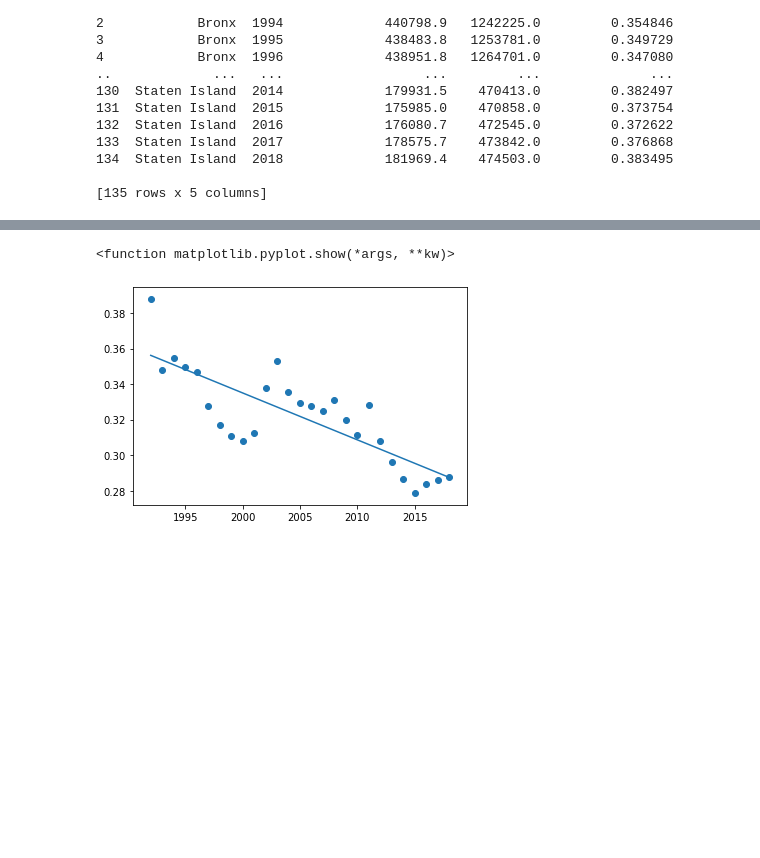
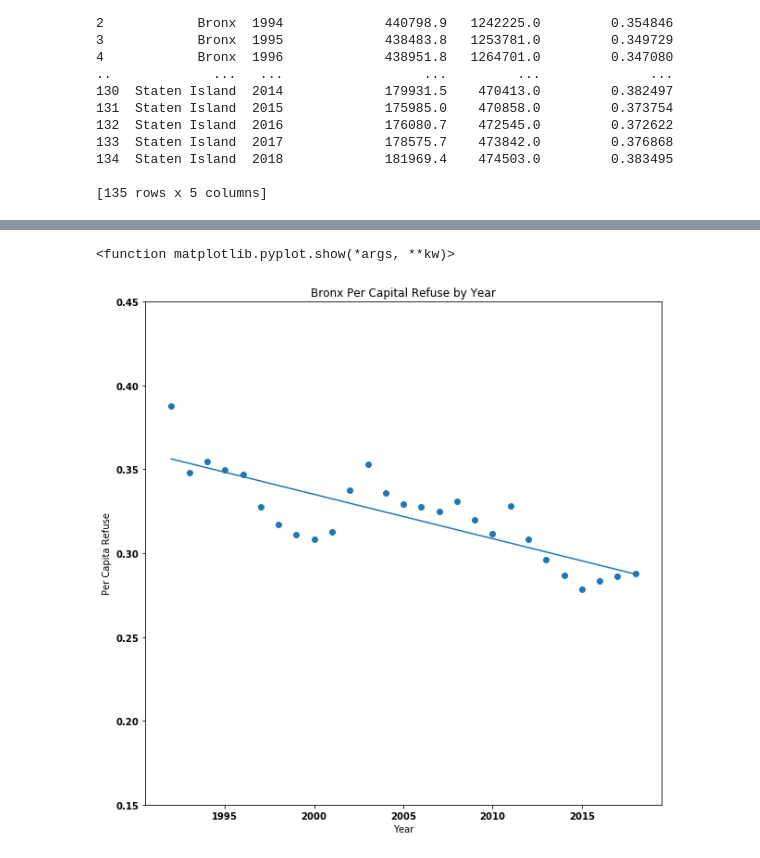
Before and after one commit to tedi529/New-York-Waste, a Jupyter notebook: Trash Output Time Borough.ipynb, the cells around one changed output, grey strips where cells are left out. Drawn from its saved outputs; the diff is of its cells as text; code cells hidden in the pictures; blank space fills up the shorter version.

```diff
--- a/Trash Output Time Borough.ipynb
+++ b/Trash Output Time Borough.ipynb
@@ -166,13 +187,20 @@ borough_gb = df.groupby("BOROUGH")
 # %%
 bronx = borough_gb.get_group("Bronx")
+
 slope, intercept, r_value, p_value, std_err = linregress(bronx["Year"], bronx["PerCapitaRefuse"])
 x_vals = range(1992, 2019, 1)
 y_vals = [slope * x + intercept for x in x_vals]
 plt.plot(x_vals, y_vals)
 plt.scatter(bronx["Year"] ,bronx["PerCapitaRefuse"])
-plt.savefig("PerCapitaRefuse.png")
+
+plt.xlabel("Year")
+plt.ylabel("Per Capita Refuse")
+plt.title("Bronx Per Capital Refuse by Year")
+plt.yticks(np.arange(0.15, 0.50, 0.05))
+
+plt.savefig("PerCapitaRefuse2.png")
 plt.show
 # %% [output]
 <function matplotlib.pyplot.show(*args, **kw)>
-[figure, old version]
+[figure, new version]
 # %%
```
Also changed, not shown: parts of 7 cells of this notebook, 9 other files.
